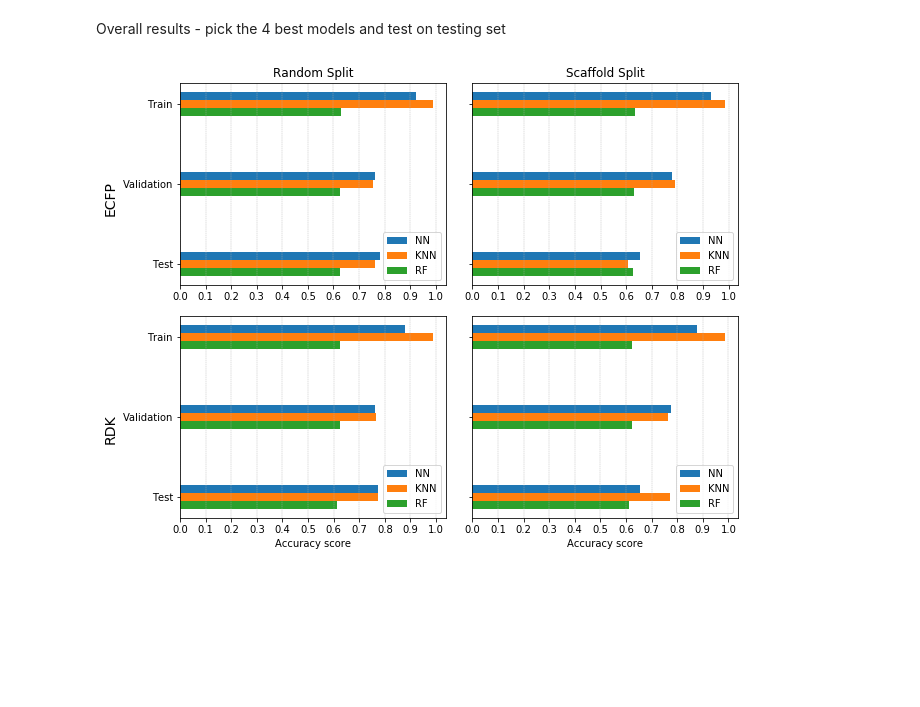
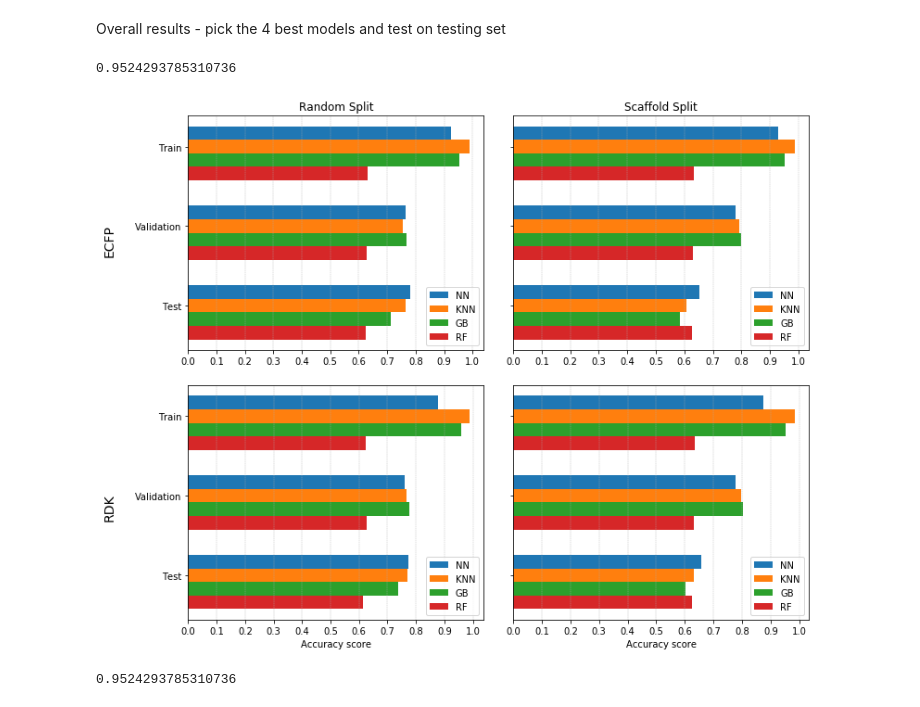
Before and after one commit to atan14/ML_agrochemical, a Jupyter notebook: based_on_activity/plot_figures.ipynb, the cells around one changed output. Saved outputs shown, nothing was run; the diff lists cells and outputs as text; code cells hidden in the pictures; blank space fills up the shorter version.

```diff
--- a/based_on_activity/plot_figures.ipynb
+++ b/based_on_activity/plot_figures.ipynb
@@ -368,6 +368,10 @@ fig.subplots_adjust(wspace=0.05)
 [figure]
 # %% [markdown]
 Overall results - pick the 4 best models and test on testing set
+# %%
+np.average([0.9552865213882163, 0.9483454398708636, 0.9522195318805489, 0.9548022598870056, 0.9512510088781275, 0.9515738498789347, 0.9520581113801453, 0.9527037933817595, 0.9530266343825666, 0.9530266343825666])
+# %% [output]
+0.9524293785310736
 # %%
 metrics = 'Accuracy'
 
@@ -378,8 +382,8 @@ label = ['train', 'val', 'test']
 rf_ecfp_random = np.array([0.629475383, 0.627566, 0.625])
 rf_rdk_random = np.array([0.62511703, 0.625629, 0.6136363636363636])
 
-# gb_ecfp_random = np.array([, , 0.7128099173553719])
-# gb_rdk_random = np.array([, , 0.7381198347107438])
+gb_ecfp_random = np.array([0.953268765133172, 0.769141, 0.7128099173553719])
+gb_rdk_random = np.array([0.9586117836965296, 0.777276, 0.7381198347107438])
 
 knn_ecfp_random = np.array([0.989717514, 0.756488, 0.7634297520661157])
 knn_rdk_random = np.array([0.988410008, 0.766172, 0.7716942148760331])
@@ -392,7 +396,7 @@ rf_ecfp_scaffold = np.array([0.632800646, 0.630536, 0.6265495867768595])
 rf_rdk_scaffold = np.array([0.634737692, 0.630665, 0.6244834710743802])
 
 gb_ecfp_scaffold = np.array([0.950895884, 0.800065, 0.5841942148760331])
-# gb_rdk_scaffold = np.array([, , 0.6017561983471075])
+gb_rdk_scaffold = np.array([0.9524293785310736, 0.802711, 0.6017561983471075])
 
 knn_ecfp_scaffold = np.array([0.986715093, 0.791995, 0.6058884297520661])
 knn_rdk_scaffold = np.array([0.983954802, 0.795610, 0.6317148760330579])
@@ -407,13 +411,14 @@ ax1, ax2, ax3, ax4 = ax[0,0], ax[0,1], ax[1,0], ax[1,1]
 ax1.set_title("Random Split")
 ax2.set_title("Scaffold Split")
 
-width = 0.1
+width = 0.17
 
 ax1.set_yticks(x)
 ax1.set_yticklabels(["Train", "Validation", "Test"])
 ax1.barh(x+width, nn_ecfp_random, width, label='NN')
 ax1.barh(x, knn_ecfp_random, width, label='KNN')
-ax1.barh(x-width, rf_ecfp_random, width, label='RF')
+ax1.barh(x-width, gb_ecfp_random, width, label='GB')
+ax1.barh(x-2*width, rf_ecfp_random, width, label='RF')
 ax1.text(-0.3, 0.9, "ECFP", fontsize=14, rotation=90)
 ax1.legend()
 
@@ -421,38 +426,47 @@ ax2.set_yticks(x)
 ax2.set_yticklabels(["Train", "Validation", "Test"])
 ax2.barh(x+width, nn_ecfp_scaffold, width, label='NN')
 ax2.barh(x, knn_ecfp_scaffold, width, label='KNN')
-ax2.barh(x-width, rf_ecfp_scaffold, width, label='RF')
+ax2.barh(x-width, gb_ecfp_scaffold, width, label='GB')
+ax2.barh(x-2*width, rf_ecfp_scaffold, width, label='RF')
 ax2.legend()
 
 ax3.set_yticks(x)
 ax3.set_yticklabels(["Train", "Validation", "Test"])
 ax3.barh(x+width, nn_rdk_random, width, label='NN')
 ax3.barh(x, knn_rdk_random, width, label='KNN')
-ax3.barh(x-width, rf_rdk_random, width, label='RF')
+ax3.barh(x-width, gb_rdk_random, width, label='GB')
+ax3.barh(x-2*width, rf_rdk_random, width, label='RF')
 ax3.text(-0.3, 0.9, "RDK", fontsize=14, rotation=90)
 ax3.legend()
 
 ax4.set_yticks(x)
 ax4.set_yticklabels(["Train", "Validation", "Test"])
 ax4.barh(x+width, nn_rdk_scaffold, width, label='NN')
-ax4.barh(x, knn_rdk_random, width, label='KNN')
-ax4.barh(x-width, rf_rdk_random, width, label='RF')
+ax4.barh(x, knn_rdk_scaffold, width, label='KNN')
+ax4.barh(x-width, gb_rdk_scaffold, width, label='GB')
+ax4.barh(x-2*width, rf_rdk_scaffold, width, label='RF')
 ax4.legend()
 
 ax1.grid(True, axis='x', linestyle='--', linewidth=0.4)
 ax2.grid(True, axis='x', linestyle='--', linewidth=0.4)
 ax3.grid(True, axis='x', linestyle='--', linewidth=0.4)
 ax4.grid(True, axis='x', linestyle='--', linewidth=0.4)
 
 ax1.set_xticks(np.linspace(0, 1, 11))
 ax2.set_xticks(np.linspace(0, 1, 11))
 ax3.set_xticks(np.linspace(0, 1, 11))
 ax4.set_xticks(np.linspace(0, 1, 11))
 
 ax3.set_xlabel("%s score" %metrics)
 ax4.set_xlabel("%s score" %metrics)
 
-fig.set_size_inches((10, 8))
+fig.set_size_inches((12, 10))
 fig.subplots_adjust(wspace=0.1, hspace=0.15)
+fig.savefig('./figures/total_accuracy.png', dpi=600)
 # %% [output]
-[figure, old version]
+[figure, new version]
+# %%
+x = np.array([0.9552865213882163, 0.9483454398708636, 0.9522195318805489, 0.9548022598870056, 0.9512510088781275, 0.9515738498789347, 0.9520581113801453, 0.9527037933817595, 0.9530266343825666, 0.9530266343825666])
+np.mean(x)
+# %% [output]
+0.9524293785310736
```
Also changed, not shown: 5 other files.
